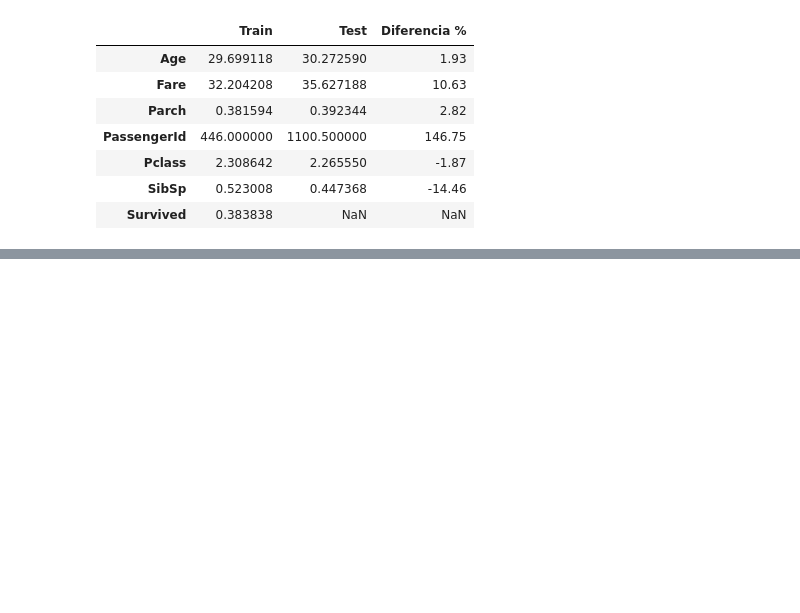
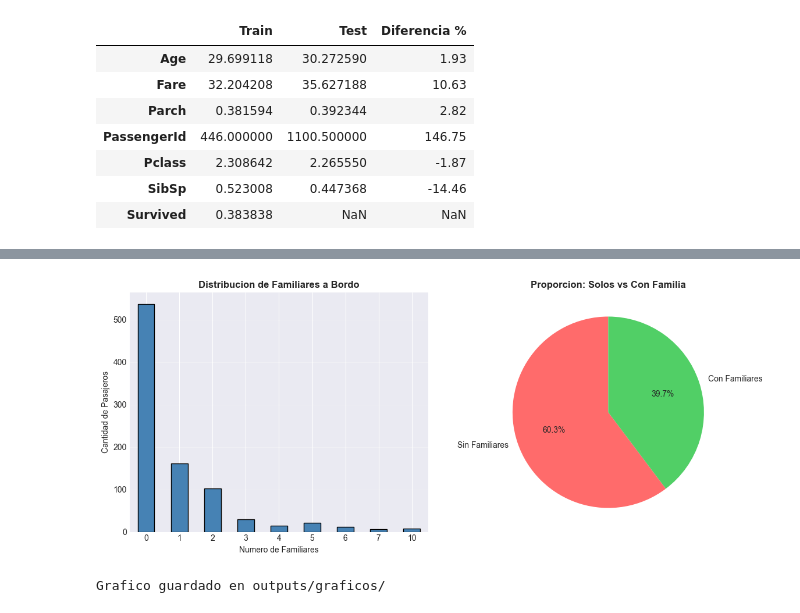
Before and after one commit to Danfezinho/taller-pandas-titanic-individual, a Jupyter notebook: notebooks:/analisis_titanic.ipynb, the cells around one changed output, grey strips where cells are left out. Cells and saved outputs as stored; diff of their text form; code cells hidden in the pictures; blank space fills up the shorter version.

```diff
--- a/notebooks:/analisis_titanic.ipynb
+++ b/notebooks:/analisis_titanic.ipynb
@@ -145,0 +149,10 @@ COMPARACION TRAIN VS TEST (Medias):
+# %%
+# Crear variable Familiares
+train['Familiares'] = train['SibSp'] + train['Parch']
+test['Familiares'] = test['SibSp'] + test['Parch']
+
+print("Variable 'Familiares' creada exitosamente")
+print("\n" + "=" * 60)
+print("DISTRIBUCION DE FAMILIARES EN TRAIN")
+print("=" * 60)
+print(train['Familiares'].value_counts().sort_index())
@@ -145,0 +195,27 @@ COMPARACION TRAIN VS TEST (Medias):
+# %%
+# Visualizar la distribucion de familiares
+plt.figure(figsize=(12, 5))
+
+plt.subplot(1, 2, 1)
+train['Familiares'].value_counts().sort_index().plot(kind='bar', color='steelblue', edgecolor='black')
+plt.title('Distribucion de Familiares a Bordo', fontsize=12, fontweight='bold')
+plt.xlabel('Numero de Familiares')
+plt.ylabel('Cantidad de Pasajeros')
+plt.xticks(rotation=0)
+plt.grid(axis='y', alpha=0.3)
+
+plt.subplot(1, 2, 2)
+categorias = ['Sin Familiares', 'Con Familiares']
+valores = [(train['Familiares'] == 0).sum(), (train['Familiares'] > 0).sum()]
+colores = ['#ff6b6b', '#51cf66']
+plt.pie(valores, labels=categorias, autopct='%1.1f%%', colors=colores, startangle=90)
+plt.title('Proporcion: Solos vs Con Familia', fontsize=12, fontweight='bold')
+
+plt.tight_layout()
+plt.savefig('../outputs:/graficos:/distribucion_familiares.png', dpi=300, bbox_inches='tight')
+plt.show()
+
+print("Grafico guardado en outputs/graficos/")
+# %% [output]
+[figure, added]
+Grafico guardado en outputs/graficos/
```
Also changed, not shown: parts of 18 cells of this notebook, 4 other files.
